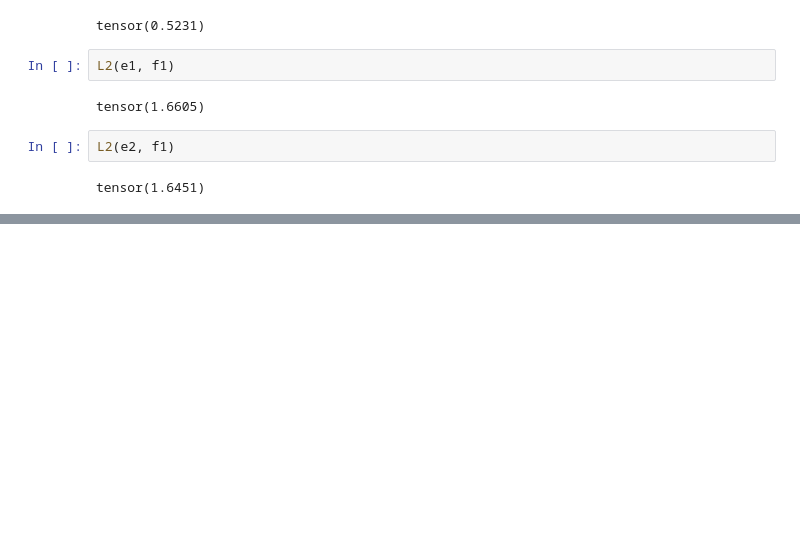
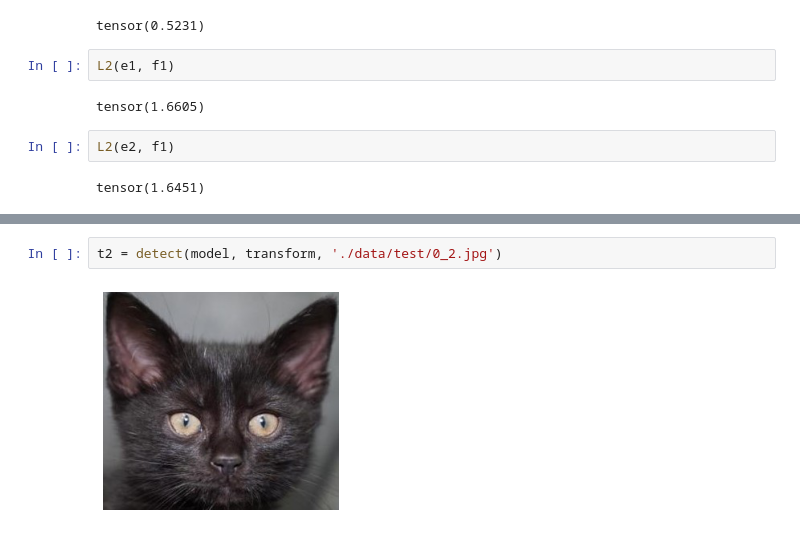
Before and after one commit to tokudayo/NekoNet, a Jupyter notebook: verify.ipynb, the cells around one changed output, grey strips where cells are left out. Saved outputs shown, nothing was run; the diff lists cells and outputs as text; blank space fills up the shorter version.

```diff
--- a/verify.ipynb
+++ b/verify.ipynb
@@ -54,0 +59,4 @@ tensor(1.6451)
+# %%
+t2 = detect(model, transform, './data/test/0_2.jpg')
+# %% [output]
+[figure, added]
```
Also changed, not shown: parts of 8 cells of this notebook.
